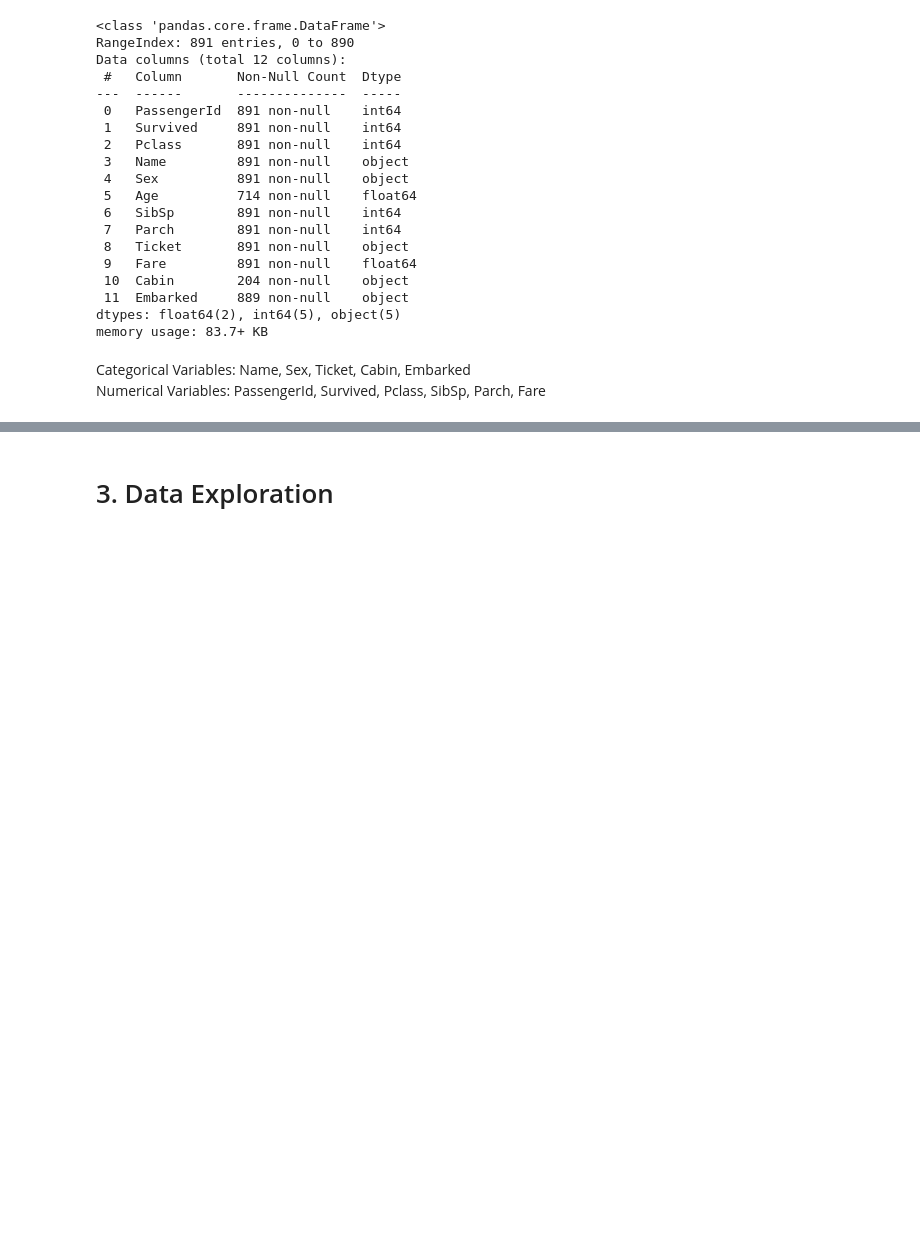
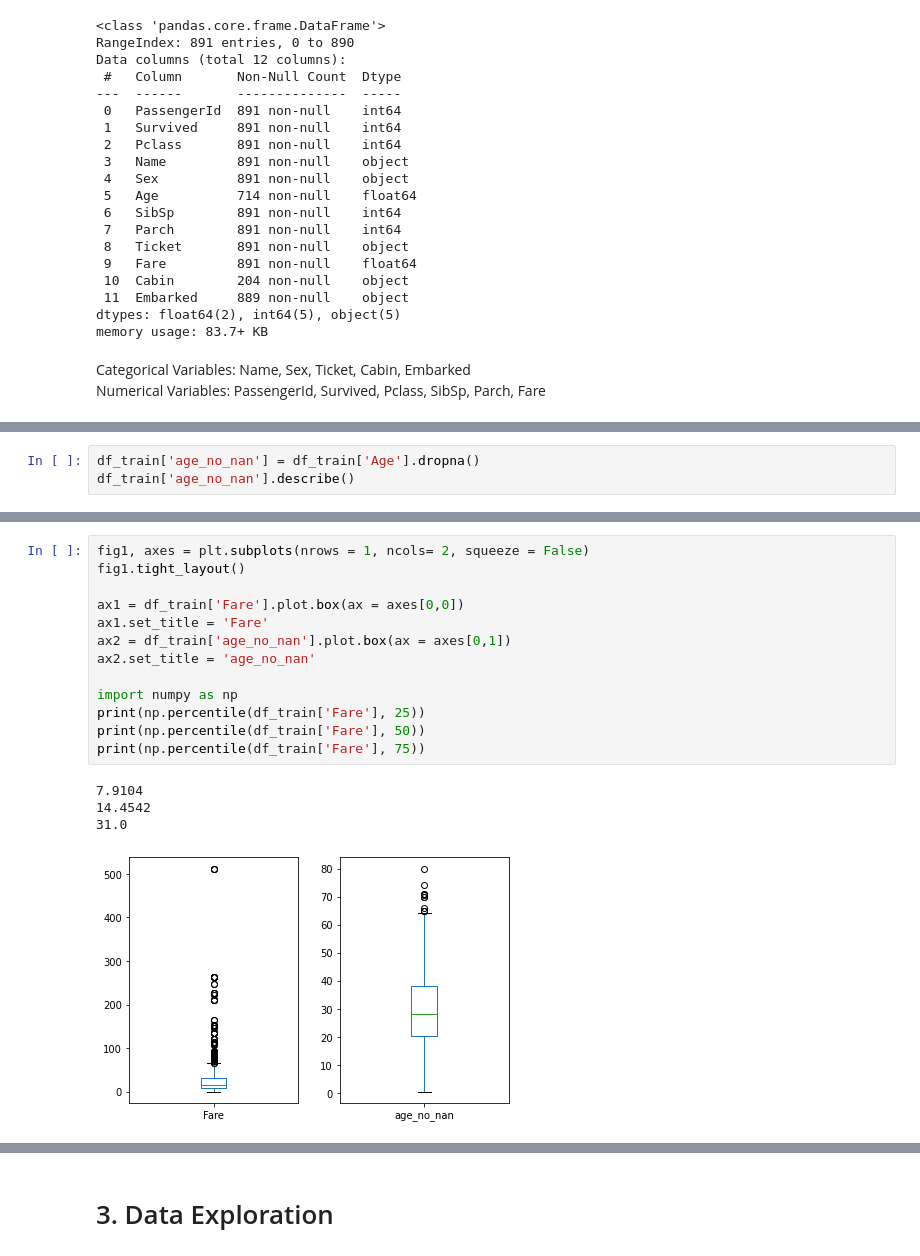
Before and after one commit to jpark0116/titanic, a Jupyter notebook: titanic_eda.ipynb, the cells around one changed output, grey strips where cells are left out. Cells and saved outputs as stored; diff of their text form; blank space fills up the shorter version.

```diff
--- a/titanic_eda.ipynb
+++ b/titanic_eda.ipynb
@@ -105,0 +98,3 @@ plt.show()
+# %%
+df_train['age_no_nan'] = df_train['Age'].dropna()
+df_train['age_no_nan'].describe()
@@ -105,0 +111,18 @@ plt.show()
+# %%
+fig1, axes = plt.subplots(nrows = 1, ncols= 2, squeeze = False)
+fig1.tight_layout()
+
+ax1 = df_train['Fare'].plot.box(ax = axes[0,0])
+ax1.set_title = 'Fare'
+ax2 = df_train['age_no_nan'].plot.box(ax = axes[0,1])
+ax2.set_title = 'age_no_nan'
+
+import numpy as np
+print(np.percentile(df_train['Fare'], 25))
+print(np.percentile(df_train['Fare'], 50))
+print(np.percentile(df_train['Fare'], 75))
+# %% [output]
+7.9104
+14.4542
+31.0
+[figure, added]
```
Also changed, not shown: parts of 15 cells of this notebook.
